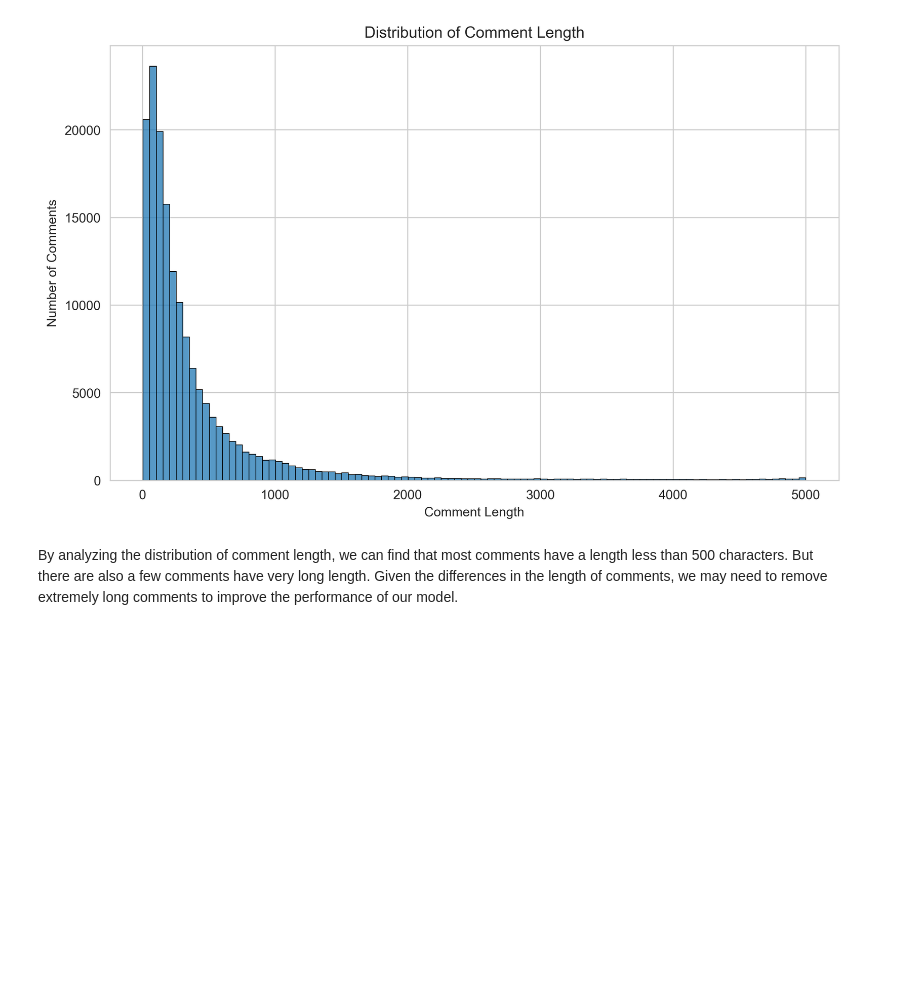
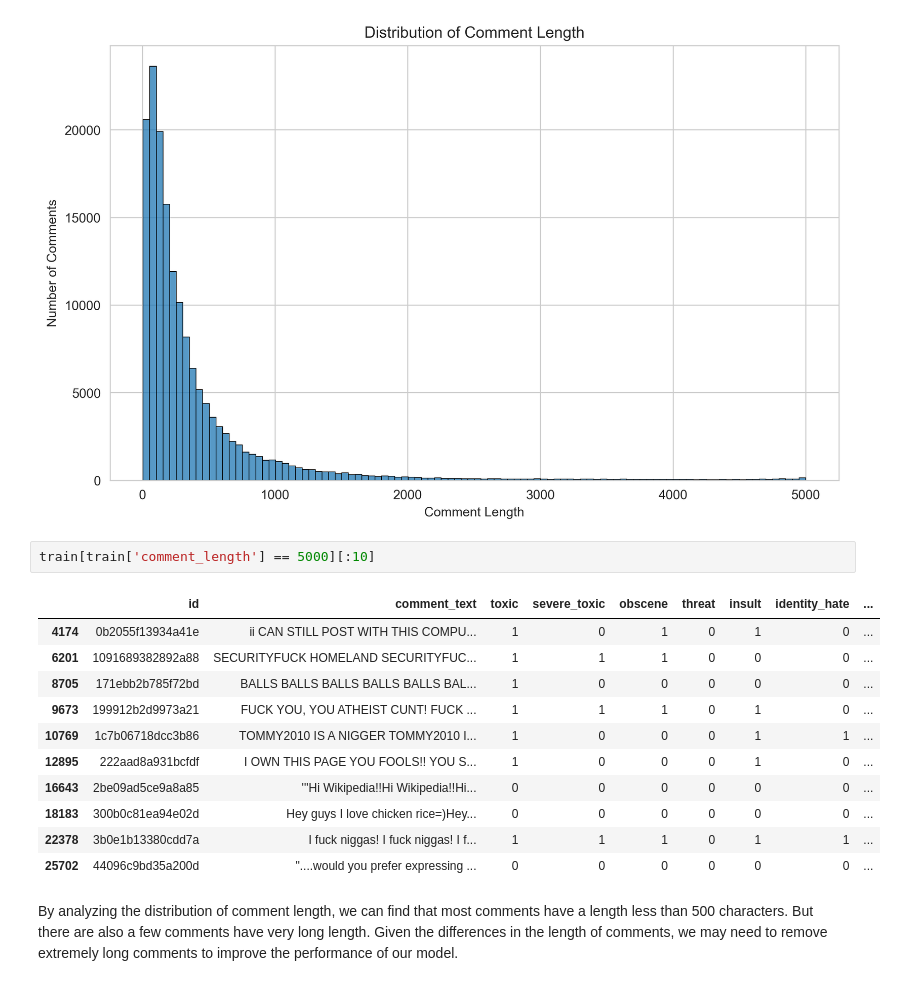
Before and after one commit to xwang-gbjd/CS584_Project_ToxicComment, a Jupyter notebook: toxic_comment.ipynb, the cells around one changed output. Cells and saved outputs as stored; diff of their text form; blank space fills up the shorter version.

```diff
--- a/toxic_comment.ipynb
+++ b/toxic_comment.ipynb
@@ -230,6 +230,20 @@ plt.xlabel('Comment Length')
 plt.show()
 # %% [output]
 [figure]
+# %%
+train[train['comment_length'] == 5000][:10]
+# %% [output]
+|  | id | comment_text | toxic | severe_toxic | obscene | threat | insult | identity_hate | ... |
+| 4174 | 0b2055f13934a41e | ii CAN STILL POST WITH THIS COMPU... | 1 | 0 | 1 | 0 | 1 | 0 | ... |
+| 6201 | 1091689382892a88 | SECURITYFUCK HOMELAND SECURITYFUC... | 1 | 1 | 1 | 0 | 0 | 0 | ... |
+| 8705 | 171ebb2b785f72bd | BALLS BALLS BALLS BALLS BALLS BAL... | 1 | 0 | 0 | 0 | 0 | 0 | ... |
+| 9673 | 199912b2d9973a21 | FUCK YOU, YOU ATHEIST CUNT! FUCK ... | 1 | 1 | 1 | 0 | 1 | 0 | ... |
+| 10769 | 1c7b06718dcc3b86 | TOMMY2010 IS A NIGGER TOMMY2010 I... | 1 | 0 | 0 | 0 | 1 | 1 | ... |
+| 12895 | 222aad8a931bcfdf | I OWN THIS PAGE YOU FOOLS!! YOU S... | 1 | 0 | 0 | 0 | 1 | 0 | ... |
+| 16643 | 2be09ad5ce9a8a85 | '''Hi Wikipedia!!Hi Wikipedia!!Hi... | 0 | 0 | 0 | 0 | 0 | 0 | ... |
+| 18183 | 300b0c81ea94e02d | Hey guys I love chicken rice=)Hey... | 0 | 0 | 0 | 0 | 0 | 0 | ... |
+| 22378 | 3b0e1b13380cdd7a | I fuck niggas! I fuck niggas! I f... | 1 | 1 | 1 | 0 | 1 | 1 | ... |
+| 25702 | 44096c9bd35a200d | "....would you prefer expressing ... | 0 | 0 | 0 | 0 | 0 | 0 | ... |
 # %% [markdown]
 By analyzing the distribution of comment length, we can find that most comments have a length less than 500 characters. But there are also a few comments have very long length. Given the differences in the length of comments, we may need to remove extremely long comments to improve the performance of our model.
 # %%
```
Also changed, not shown: parts of 4 cells of this notebook.
